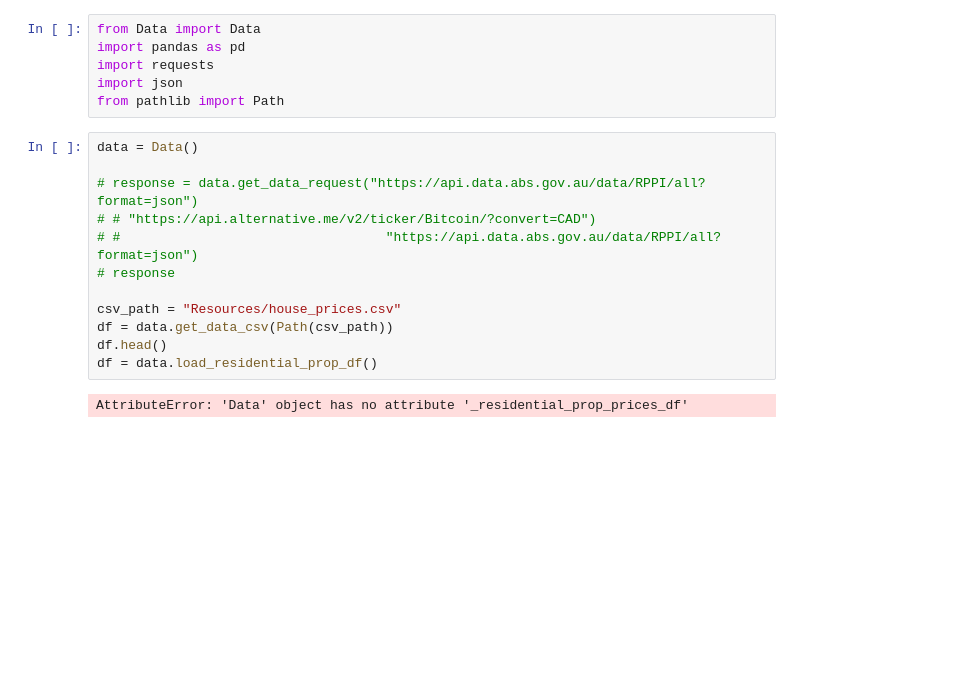
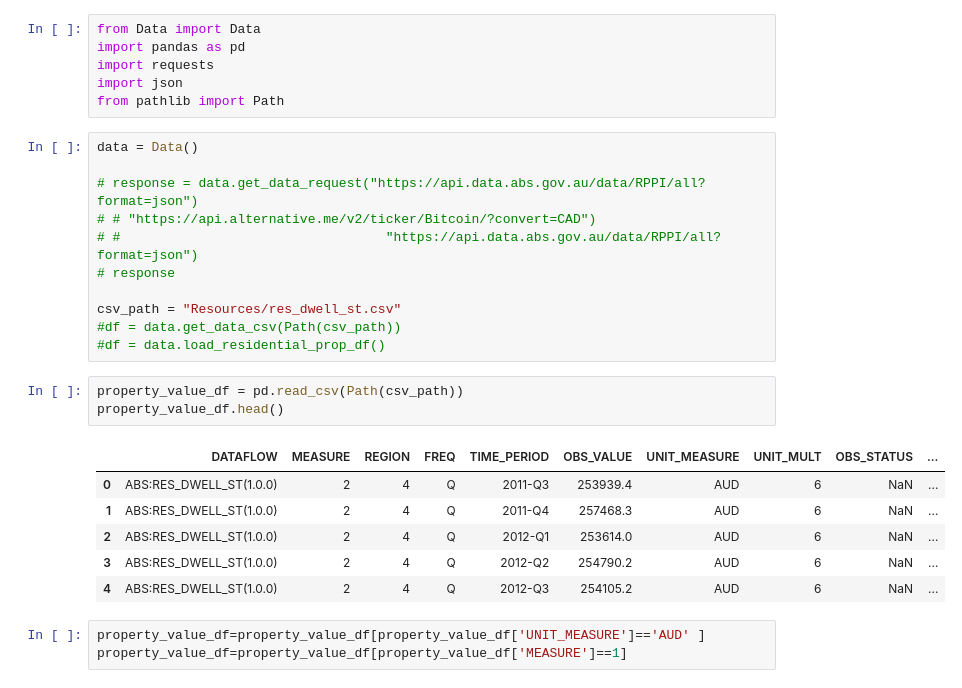
Before and after one commit to feldmanp/project_1_2, a Jupyter notebook: Main.ipynb, the cells around one changed output. Saved outputs shown, nothing was run; the diff lists cells and outputs as text; blank space fills up the shorter version.

Commit message:
Data cleanup code

```diff
--- a/Main.ipynb
+++ b/Main.ipynb
@@ -12,9 +12,19 @@ data = Data()
 # #                                  "https://api.data.abs.gov.au/data/RPPI/all?format=json")
 # response
 
-csv_path = "Resources/house_prices.csv"
-df = data.get_data_csv(Path(csv_path))
-df.head()
-df = data.load_residential_prop_df()
+csv_path = "Resources/res_dwell_st.csv"
+#df = data.get_data_csv(Path(csv_path))
+#df = data.load_residential_prop_df()
-# %% [output]
-AttributeError: 'Data' object has no attribute '_residential_prop_prices_df'
+# %%
+property_value_df = pd.read_csv(Path(csv_path))
+property_value_df.head()
+# %% [output]
+|  | DATAFLOW | MEASURE | REGION | FREQ | TIME_PERIOD | OBS_VALUE | UNIT_MEASURE | UNIT_MULT | OBS_STATUS | ... |
+| 0 | ABS:RES_DWELL_ST(1.0.0) | 2 | 4 | Q | 2011-Q3 | 253939.4 | AUD | 6 | NaN | ... |
+| 1 | ABS:RES_DWELL_ST(1.0.0) | 2 | 4 | Q | 2011-Q4 | 257468.3 | AUD | 6 | NaN | ... |
+| 2 | ABS:RES_DWELL_ST(1.0.0) | 2 | 4 | Q | 2012-Q1 | 253614.0 | AUD | 6 | NaN | ... |
+| 3 | ABS:RES_DWELL_ST(1.0.0) | 2 | 4 | Q | 2012-Q2 | 254790.2 | AUD | 6 | NaN | ... |
+| 4 | ABS:RES_DWELL_ST(1.0.0) | 2 | 4 | Q | 2012-Q3 | 254105.2 | AUD | 6 | NaN | ... |
+# %%
+property_value_df=property_value_df[property_value_df['UNIT_MEASURE']=='AUD' ]
+property_value_df=property_value_df[property_value_df['MEASURE']==1]
```
Also changed, not shown: parts of 13 cells of this notebook, 6 other files.
